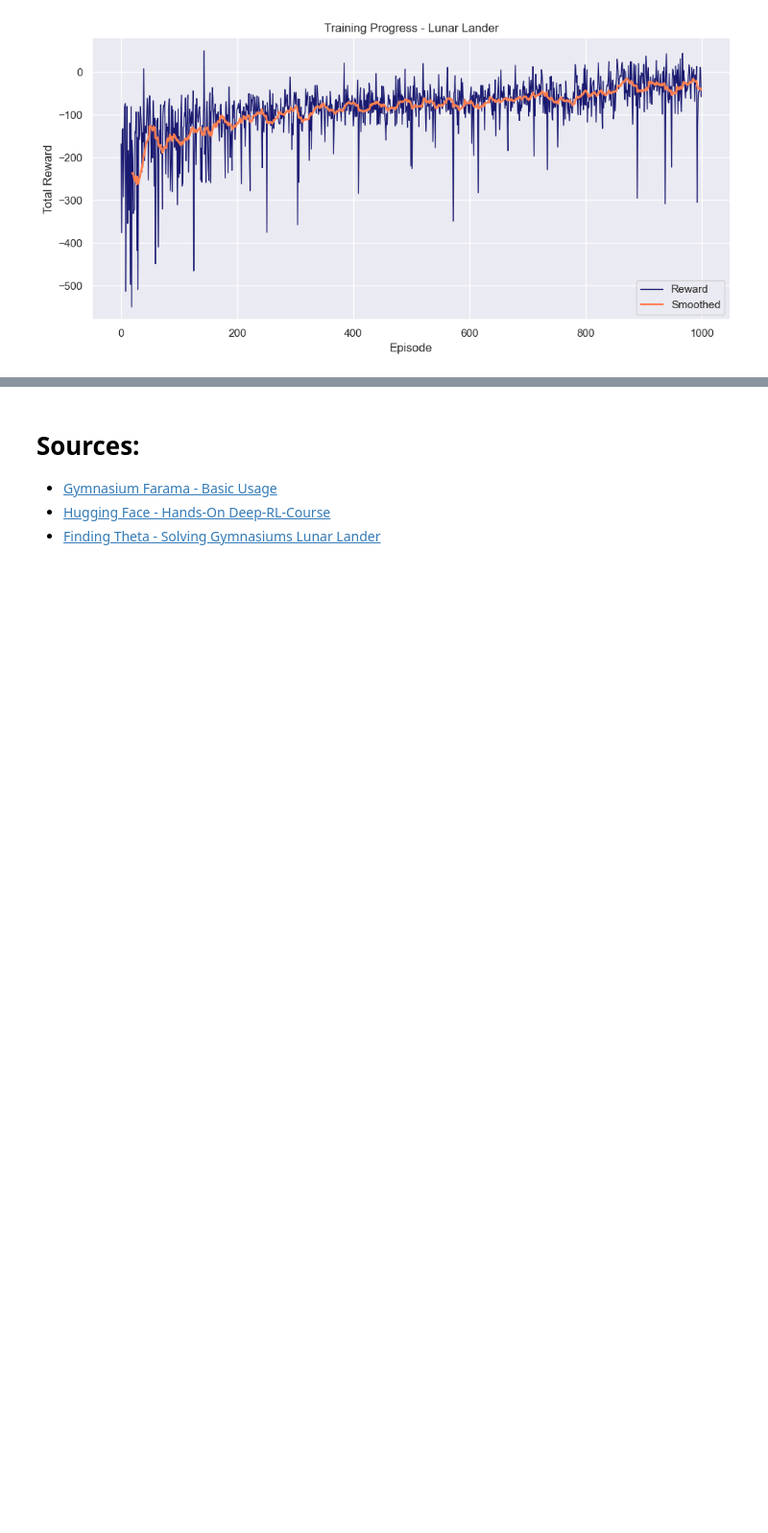
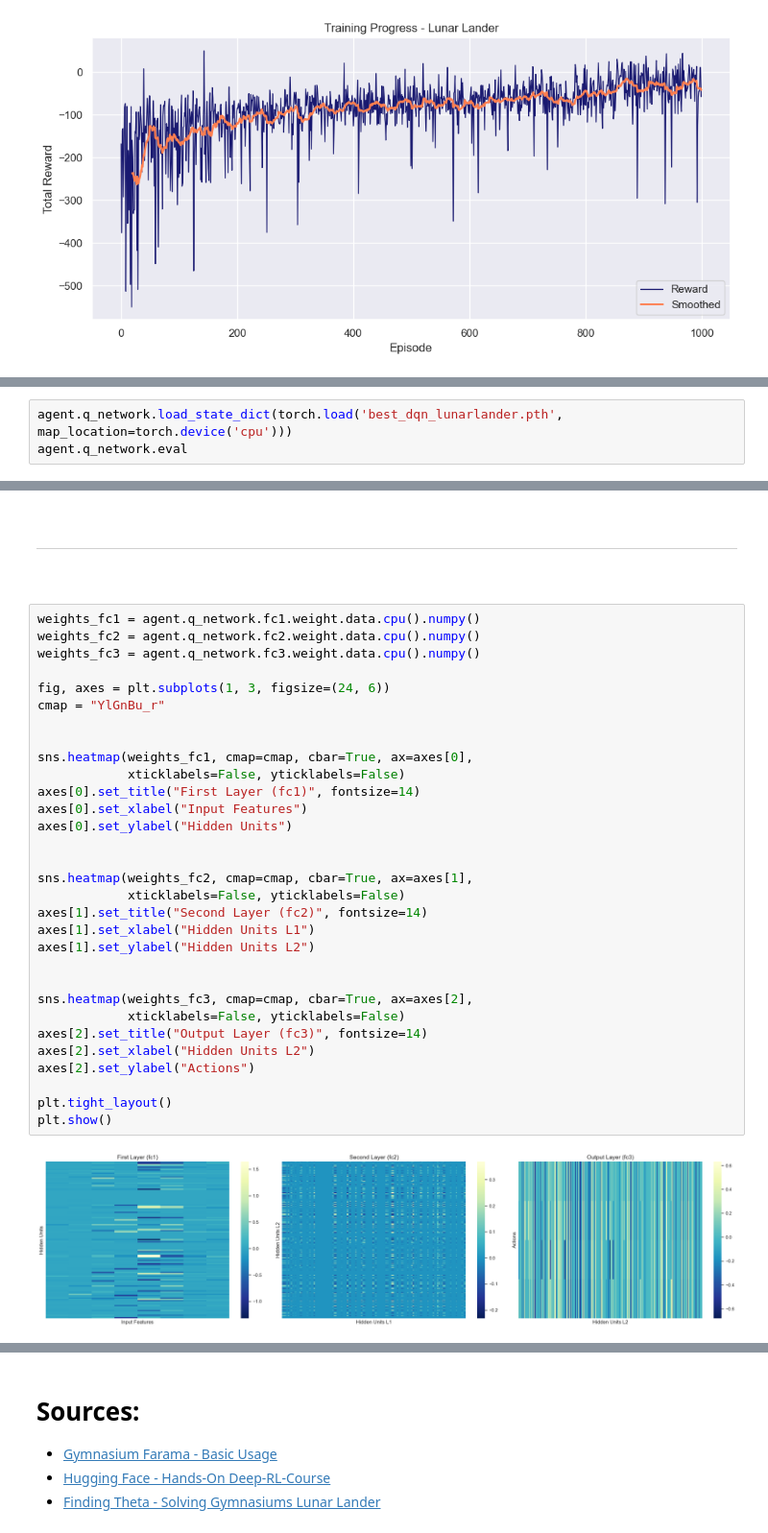
Before and after one commit to AnninaDelacour/rdl_assignment4, a Jupyter notebook: Lunar_Lander_Annina.ipynb, the cells around one changed output, grey strips where cells are left out. Shown at 96% size. Cells and saved outputs as stored; diff of their text form; blank space fills up the shorter version.

```diff
--- a/Lunar_Lander_Annina.ipynb
+++ b/Lunar_Lander_Annina.ipynb
@@ -302,0 +311,3 @@ For now we can conclude that this is a promising result, showing meaningful prog
+# %%
+agent.q_network.load_state_dict(torch.load('best_dqn_lunarlander.pth', map_location=torch.device('cpu')))
+agent.q_network.eval
@@ -302,0 +339,39 @@ For now we can conclude that this is a promising result, showing meaningful prog
+# %% [markdown]
+<br>
+
+<hr>
+
+<br>
+# %%
+weights_fc1 = agent.q_network.fc1.weight.data.cpu().numpy()
+weights_fc2 = agent.q_network.fc2.weight.data.cpu().numpy()
+weights_fc3 = agent.q_network.fc3.weight.data.cpu().numpy()
+
+fig, axes = plt.subplots(1, 3, figsize=(24, 6))
+cmap = "YlGnBu_r"
+
+
+sns.heatmap(weights_fc1, cmap=cmap, cbar=True, ax=axes[0],
+            xticklabels=False, yticklabels=False)
+axes[0].set_title("First Layer (fc1)", fontsize=14)
+axes[0].set_xlabel("Input Features")
+axes[0].set_ylabel("Hidden Units")
+
+
+sns.heatmap(weights_fc2, cmap=cmap, cbar=True, ax=axes[1],
+            xticklabels=False, yticklabels=False)
+axes[1].set_title("Second Layer (fc2)", fontsize=14)
+axes[1].set_xlabel("Hidden Units L1")
+axes[1].set_ylabel("Hidden Units L2")
+
+
+sns.heatmap(weights_fc3, cmap=cmap, cbar=True, ax=axes[2],
+            xticklabels=False, yticklabels=False)
+axes[2].set_title("Output Layer (fc3)", fontsize=14)
+axes[2].set_xlabel("Hidden Units L2")
+axes[2].set_ylabel("Actions")
+
+plt.tight_layout()
+plt.show()
+# %% [output]
+[figure, added]
```
Also changed, not shown: parts of 20 cells of this notebook, 7 other files.
